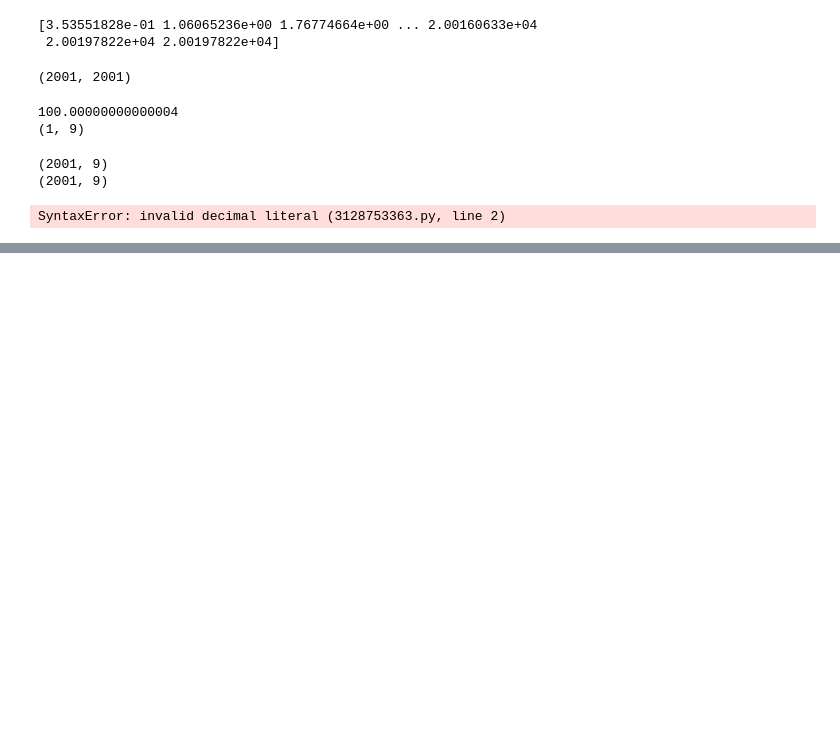
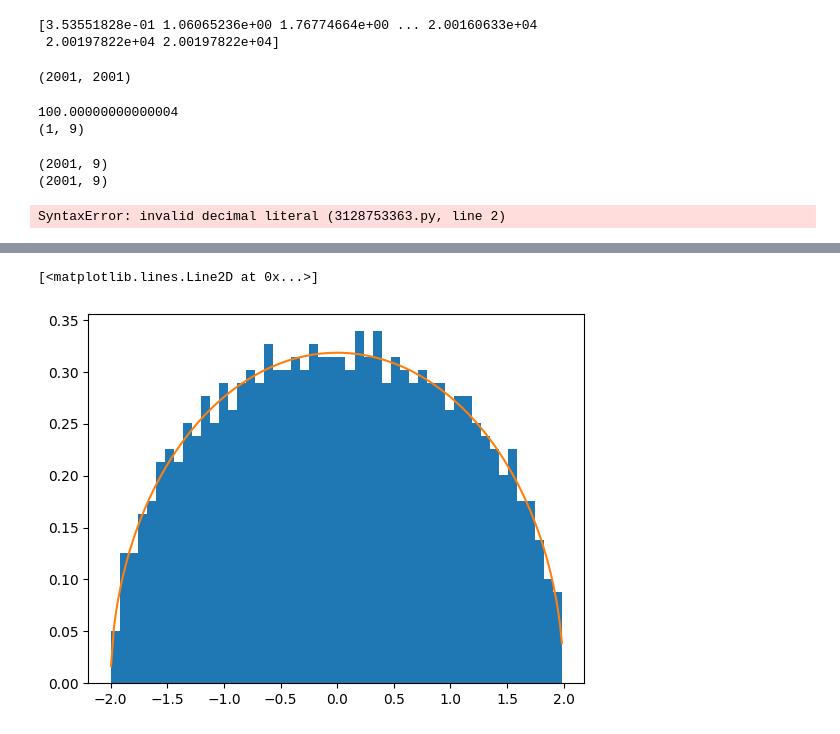
Before and after one commit to Evicten/machine_learning_for_physicists, a Jupyter notebook: week2.ipynb, the cells around one changed output, grey strips where cells are left out. Saved outputs shown, nothing was run; the diff lists cells and outputs as text; code cells hidden in the pictures; blank space fills up the shorter version.

```diff
--- a/week2.ipynb
+++ b/week2.ipynb
@@ -155,0 +166,8 @@ SyntaxError: invalid decimal literal (3128753363.py, line 2)
+# %%
+N = 1000
+A = np.random.normal(size=(N,N))
+wigner = (A + A.T)/np.sqrt(2*N)
+# %%
+evals, evecs = np.linalg.eig(wigner)
+evals = np.sort(evals)
+evals
@@ -155,0 +192,23 @@ SyntaxError: invalid decimal literal (3128753363.py, line 2)
+# %%
+def wigner_semicircle(evals):
+    output = np.zeros(len(evals))
+    for idx, eval in enumerate(evals):
+        if np.abs(eval) < 2:
+            output[idx] = np.sqrt(4 - eval**2)/(2*np.pi)
+        else:
+            output[idx] = 0
+    return output
+
+def wigner_semicircle_efficient(evals):
+    output = evals
+    idxs = np.abs(evals) > 2
+    idxs2 = np.abs(evals) <= 2
+    evals[idxs] = 0
+    evals[idxs2] = np.sqrt(4 - evals**2)/(2*np.pi)
+    return output
+
+plt.hist(evals, density=True, bins=50)
+plt.plot(evals, wigner_semicircle(evals))
+# %% [output]
+[<matplotlib.lines.Line2D at 0x...>]
+[figure, added]
```
Also changed, not shown: parts of 2 cells of this notebook, 1 other file.
